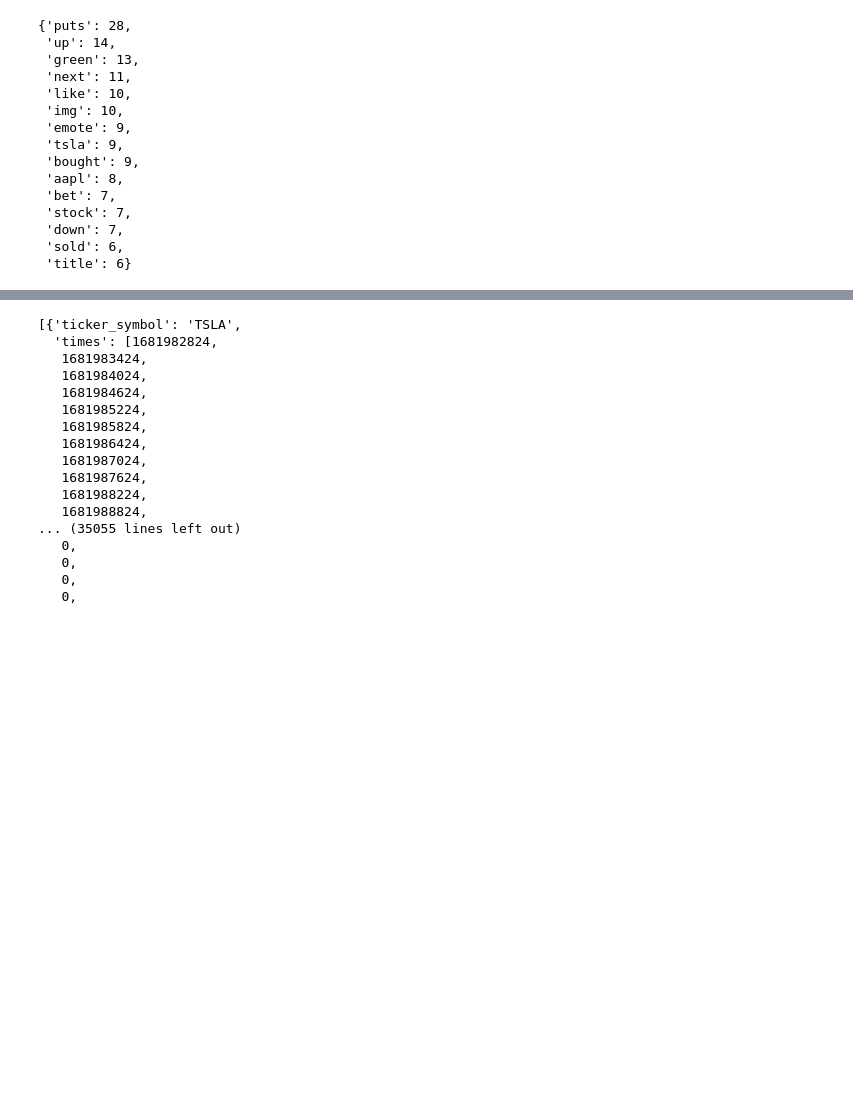
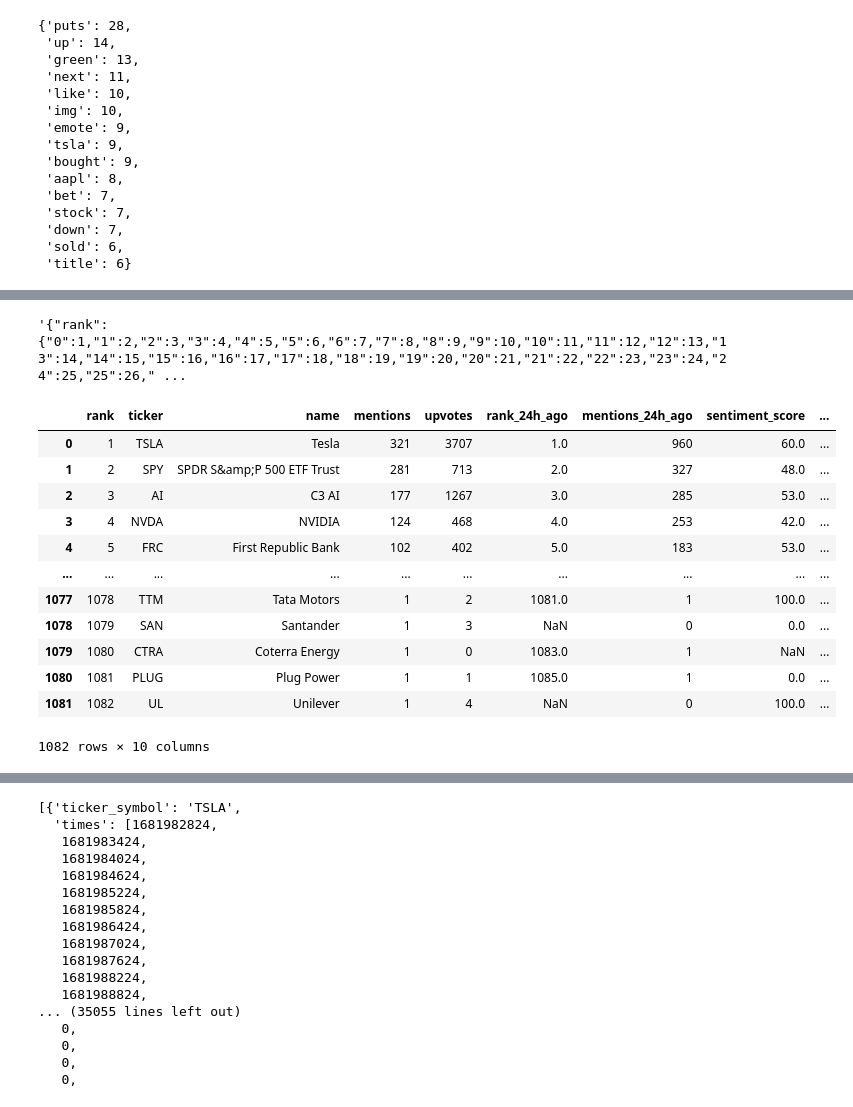
Before and after one commit to Jan-Burger/ETL-Airflow, a Jupyter notebook: dags/etl/test2.ipynb, the cells around one changed output, grey strips where cells are left out. Saved outputs shown, nothing was run; the diff lists cells and outputs as text; code cells hidden in the pictures; blank space fills up the shorter version.

```diff
--- a/test2.ipynb
+++ b/dags/etl/test2.ipynb
@@ -161,0 +358,22 @@ NameError: name 'df' is not defined
+# %%
+df_stock_summary.to_json()
+# %% [output]
+'{"rank":{"0":1,"1":2,"2":3,"3":4,"4":5,"5":6,"6":7,"7":8,"8":9,"9":10,"10":11,"11":12,"12":13,"13":14,"14":15,"15":16,"16":17,"17":18,"18":19,"19":20,"20":21,"21":22,"22":23,"23":24,"24":25,"25":26," ...
+# %%
+df_test = pd.read_json(df_stock_summary.to_json())
+# %%
+df_test
+# %% [output]
+|  | rank | ticker | name | mentions | upvotes | rank_24h_ago | mentions_24h_ago | sentiment_score | ... |
+| 0 | 1 | TSLA | Tesla | 321 | 3707 | 1.0 | 960 | 60.0 | ... |
+| 1 | 2 | SPY | SPDR S&amp;P 500 ETF Trust | 281 | 713 | 2.0 | 327 | 48.0 | ... |
+| 2 | 3 | AI | C3 AI | 177 | 1267 | 3.0 | 285 | 53.0 | ... |
+| 3 | 4 | NVDA | NVIDIA | 124 | 468 | 4.0 | 253 | 42.0 | ... |
+| 4 | 5 | FRC | First Republic Bank | 102 | 402 | 5.0 | 183 | 53.0 | ... |
+| ... | ... | ... | ... | ... | ... | ... | ... | ... | ... |
+| 1077 | 1078 | TTM | Tata Motors | 1 | 2 | 1081.0 | 1 | 100.0 | ... |
+| 1078 | 1079 | SAN | Santander | 1 | 3 | NaN | 0 | 0.0 | ... |
+| 1079 | 1080 | CTRA | Coterra Energy | 1 | 0 | 1083.0 | 1 | NaN | ... |
+| 1080 | 1081 | PLUG | Plug Power | 1 | 1 | 1085.0 | 1 | 0.0 | ... |
+| 1081 | 1082 | UL | Unilever | 1 | 4 | NaN | 0 | 100.0 | ... |
+1082 rows × 10 columns
```
Also changed, not shown: parts of 35 cells of this notebook, 5 other files.
